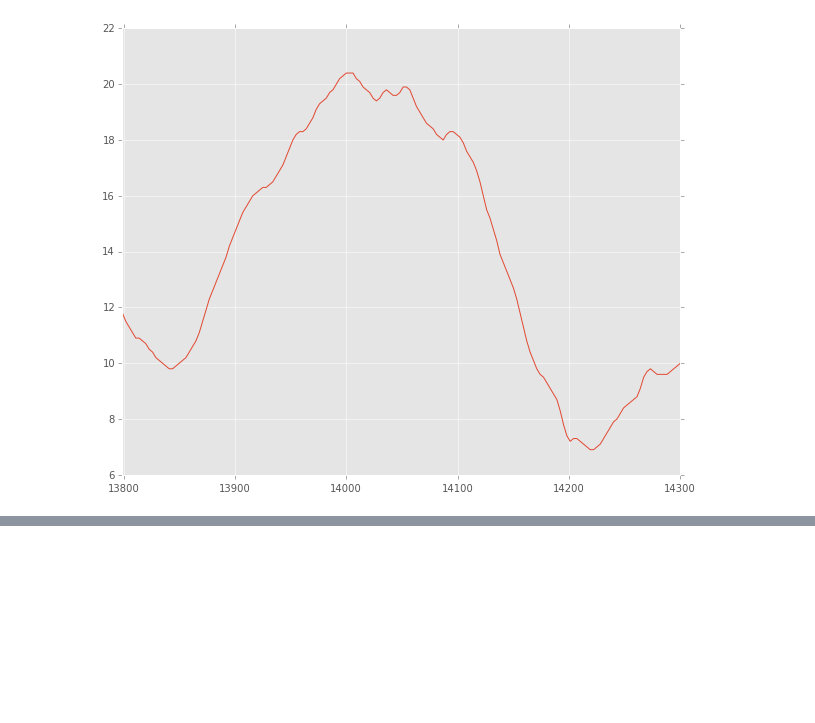
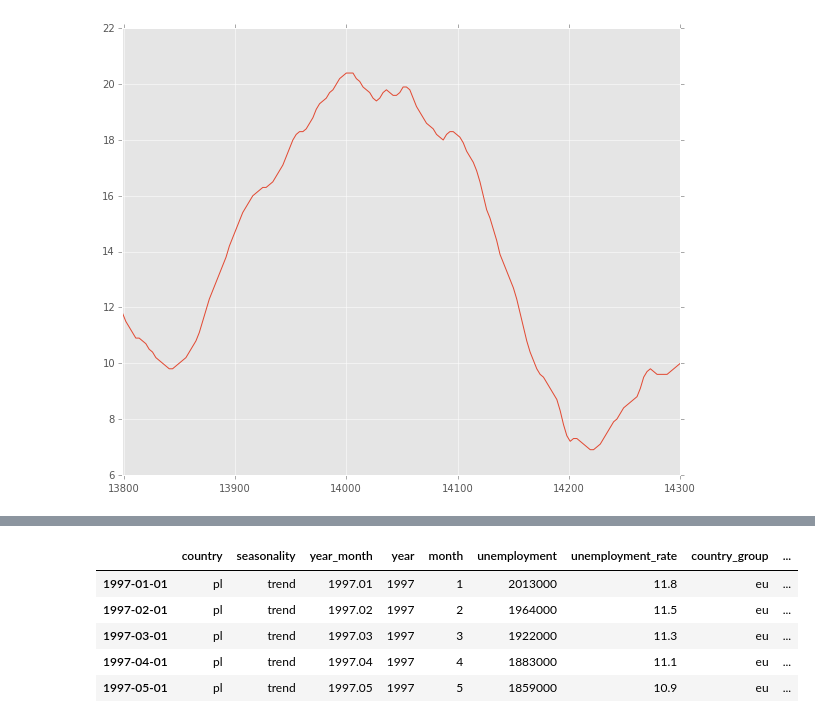
Before and after one commit to dlab-berkeley/Python-Data-Wrangling-Legacy, a Jupyter notebook: introduction-to-pandas.ipynb, the cells around one changed output, grey strips where cells are left out. Cells and saved outputs as stored; diff of their text form; code cells hidden in the pictures; blank space fills up the shorter version.

```diff
--- a/introduction-to-pandas.ipynb
+++ b/introduction-to-pandas.ipynb
@@ -447,0 +481,9 @@ Wouldn't it be nice if we knew the time period associated with the various unemp
+# %%
+poland.head()
+# %% [output]
+|  | country | seasonality | year_month | year | month | unemployment | unemployment_rate | country_group | ... |
+| 1997-01-01 | pl | trend | 1997.01 | 1997 | 1 | 2013000 | 11.8 | eu | ... |
+| 1997-02-01 | pl | trend | 1997.02 | 1997 | 2 | 1964000 | 11.5 | eu | ... |
+| 1997-03-01 | pl | trend | 1997.03 | 1997 | 3 | 1922000 | 11.3 | eu | ... |
+| 1997-04-01 | pl | trend | 1997.04 | 1997 | 4 | 1883000 | 11.1 | eu | ... |
+| 1997-05-01 | pl | trend | 1997.05 | 1997 | 5 | 1859000 | 10.9 | eu | ... |
```
Also changed, not shown: parts of 11 cells of this notebook.
